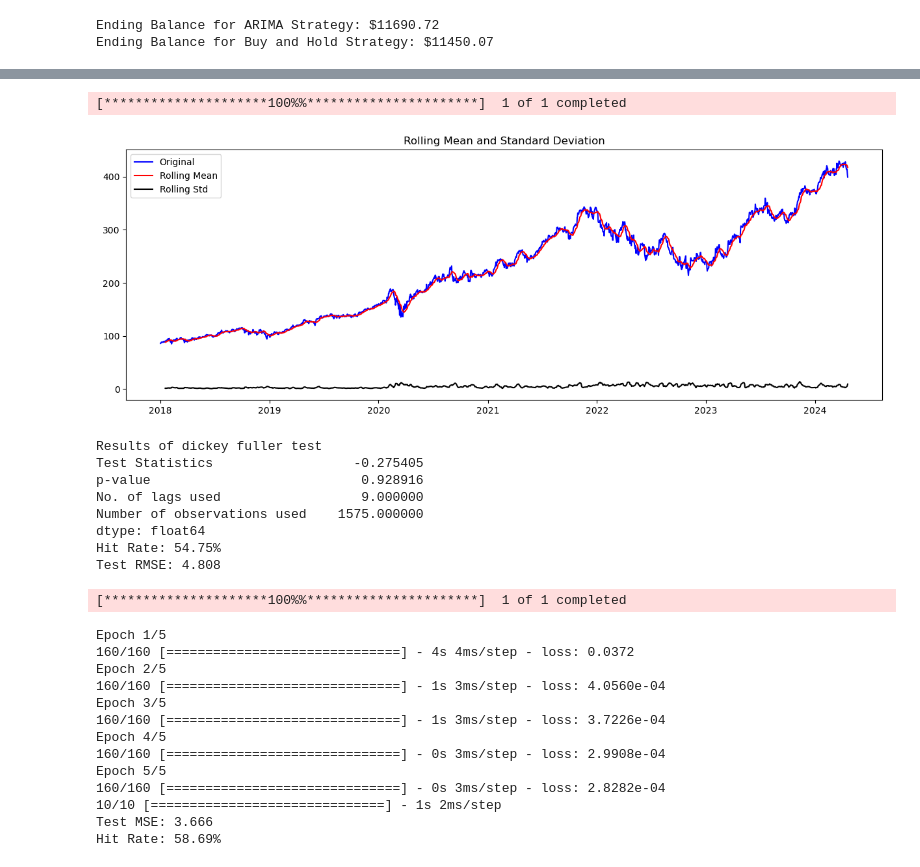
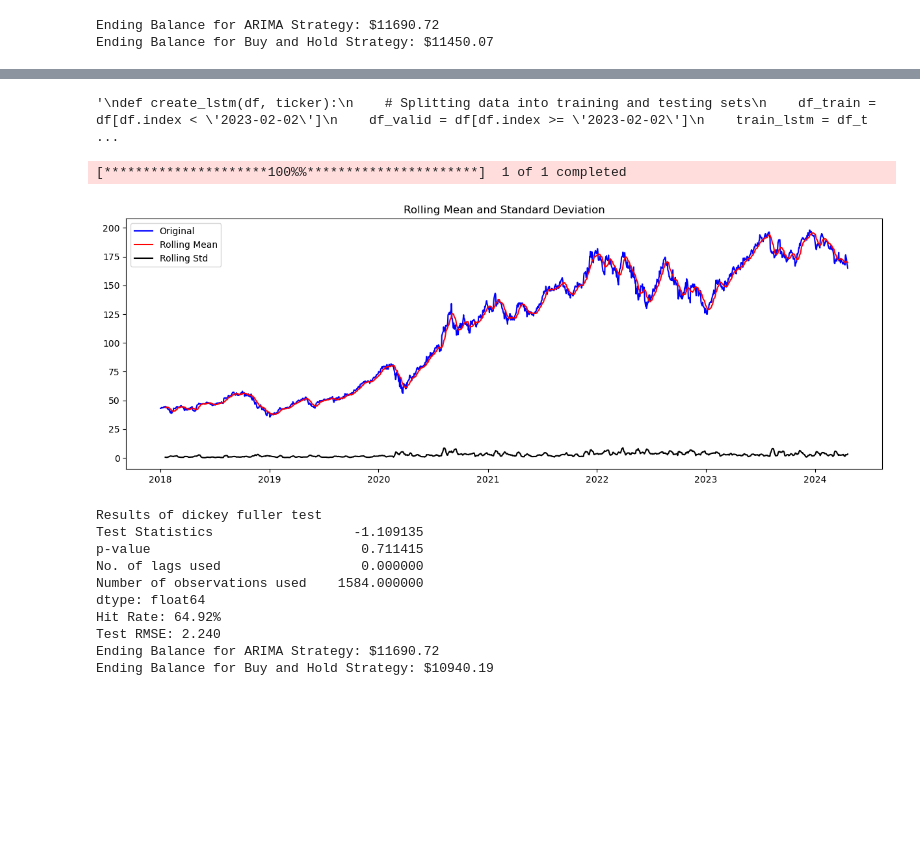
Before and after one commit to MattZimmermann/capstone, a Jupyter notebook: code/project.ipynb, the cells around one changed output, grey strips where cells are left out. Cells and saved outputs as stored; diff of their text form; code cells hidden in the pictures; blank space fills up the shorter version.

```diff
--- a/code/project.ipynb
+++ b/code/project.ipynb
@@ -415,7 +415,6 @@ def arima_trading_strategy(initial_balance, actual_prices, arima_predictions):
 # Adding values to parameters
 initial_balance = 10000
 actual_prices = df_valid['Close'].values
-initial_price = actual_prices[0]
 arima_predictions = predictions
 
 # Call functions and display output
@@ -605,18 +578,10 @@ def create_arima(df, ticker):
    # Print accuracy rates of model
    print("Hit Rate: %.2f%%" % rate_ARIMA)
    print('Test RMSE: %.3f' % rmse_arima)
+
+   return test, predictions
-# %% [output]
-[*********************100%%**********************]  1 of 1 completed
-[figure, removed]
-Results of dickey fuller test
-Test Statistics                  -0.275405
-p-value                           0.928916
-No. of lags used                  9.000000
-Number of observations used    1575.000000
-dtype: float64
-Hit Rate: 54.75%
-Test RMSE: 4.808
 # %%
+'''
 def create_lstm(df, ticker):
     # Splitting data into training and testing sets
     df_train = df[df.index < '2023-02-02']
@@ -641,7 +606,7 @@ def create_lstm(df, ticker):
     model.add(Dense(25))
     model.add(Dense(1))
     model.compile(optimizer='adam',loss='mean_squared_error')
-    model.fit(x_train,y_train,epochs=5,batch_size=8)
+    model.fit(x_train,y_train,epochs=25,batch_size=50)
 
     # assign test and predicted values + reshaping + converting back from scaler
     test_values = np.reshape(test_lstm, (len(test_lstm), 1))
@@ -668,26 +633,6 @@ def create_lstm(df, ticker):
     rate_LSTM = (correct_predictions / len(actual_prices)) * 100
     print('Test MSE: %.3f' % rmse_lstm)
     print("Hit Rate: %.2f%%" % rate_LSTM)
-
-tick = 'MSFT'
-data = create_dataset(tick)
-candlestick_chart(data, tick)
-yearly_returns(data, tick)
-test_stationarity(data['Close'])
-create_arima(data, tick)
-create_lstm(data, tick)
+'''
 # %% [output]
-[*********************100%%**********************]  1 of 1 completed
+'\ndef create_lstm(df, ticker):\n    # Splitting data into training and testing sets\n    df_train = df[df.index < \'2023-02-02\']\n    df_valid = df[df.index >= \'2023-02-02\']\n    train_lstm = df_t ...
-Epoch 1/5
-160/160 [==============================] - 4s 4ms/step - loss: 0.0372
-Epoch 2/5
-160/160 [==============================] - 1s 3ms/step - loss: 4.0560e-04
-Epoch 3/5
-160/160 [==============================] - 1s 3ms/step - loss: 3.7226e-04
-Epoch 4/5
-160/160 [==============================] - 0s 3ms/step - loss: 2.9908e-04
-Epoch 5/5
-160/160 [==============================] - 0s 3ms/step - loss: 2.8282e-04
-10/10 [==============================] - 1s 2ms/step
-Test MSE: 3.666
-Hit Rate: 58.69%
@@ -693,0 +672,32 @@ Hit Rate: 58.69%
+# %%
+tick = 'AAPL'
+data = create_dataset(tick)
+candlestick_chart(data, tick)
+yearly_returns(data, tick)
+test_stationarity(data['Close'])
+arima_variables = create_arima(data, tick)
+#create_lstm(data, tick)
+
+# Adding values to parameters
+initial_balance = 10000
+actual_prices = arima_variables[0]
+arima_predictions = arima_variables[1]
+
+# Call functions and display output
+ending_balance_arima = arima_trading_strategy(initial_balance, arima_predictions, actual_prices)
+print("Ending Balance for ARIMA Strategy: ${:.2f}".format(round(ending_balance_arima, 2)))
+ending_balance_bah = buy_and_hold(initial_balance, actual_prices)
+print("Ending Balance for Buy and Hold Strategy: ${:.2f}".format(round(ending_balance_bah, 2)))
+# %% [output]
+[*********************100%%**********************]  1 of 1 completed
+[figure, added]
+Results of dickey fuller test
+Test Statistics                  -1.109135
+p-value                           0.711415
+No. of lags used                  0.000000
+Number of observations used    1584.000000
+dtype: float64
+Hit Rate: 64.92%
+Test RMSE: 2.240
+Ending Balance for ARIMA Strategy: $11690.72
+Ending Balance for Buy and Hold Strategy: $10940.19
```
Also changed, not shown: parts of 2 cells of this notebook.
